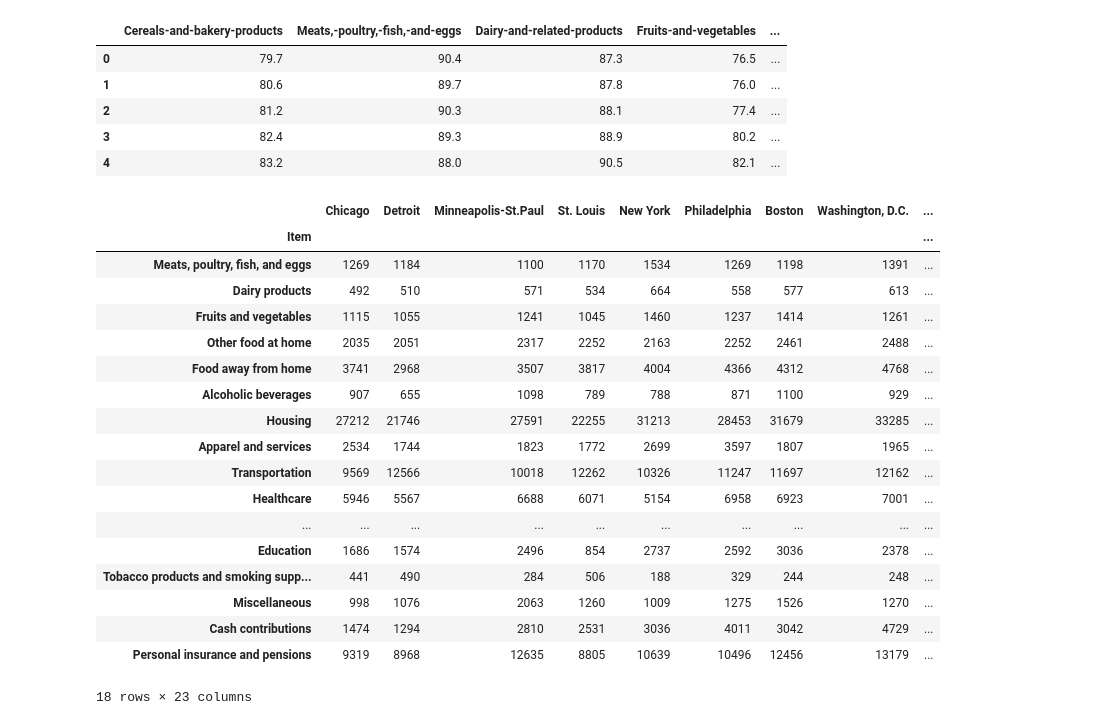
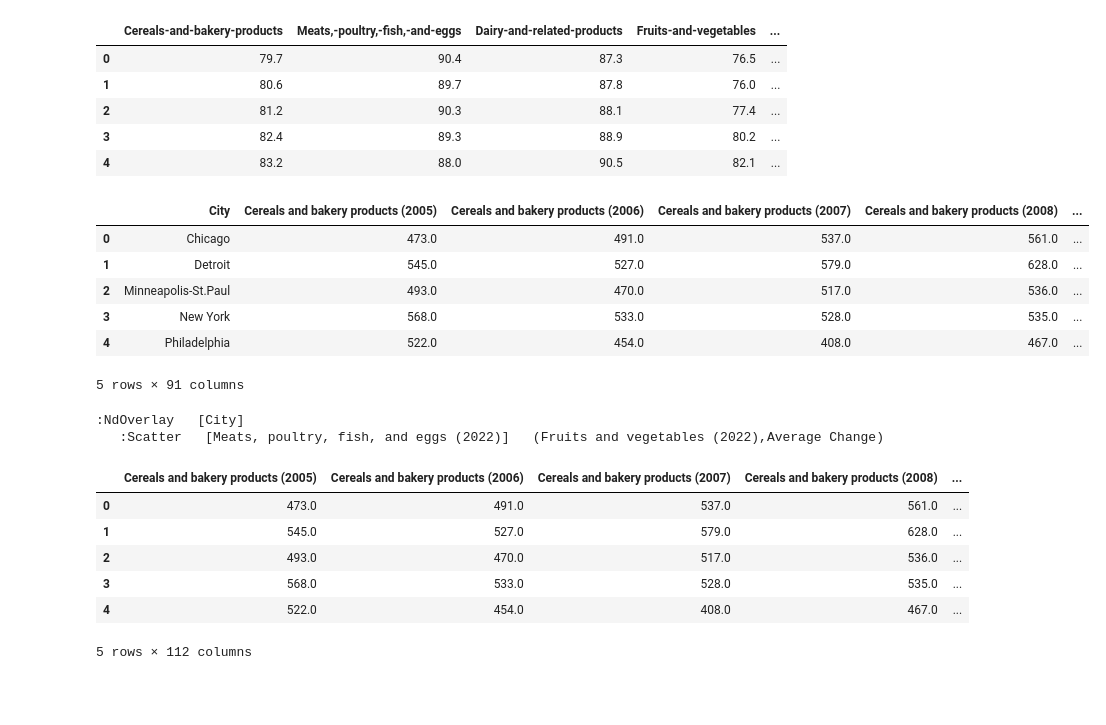
Before and after one commit to MrGoots/MachineLearning_Project, a Jupyter notebook: clusterMain.ipynb, the cells around one changed output. Cells and saved outputs as stored; diff of their text form; code cells hidden in the pictures; blank space fills up the shorter version.

```diff
--- a/clusterMain.ipynb
+++ b/clusterMain.ipynb
@@ -10,9 +10,9 @@ from sklearn.preprocessing import StandardScaler
 # %%
-cpi_df = pd.read_csv(
+cpiDf = pd.read_csv(
     Path("resources/foodPrice.csv")
 )
 
-cpi_df.head()
+cpiDf.head()
 # %% [output]
 |  | Cereals-and-bakery-products | Meats,-poultry,-fish,-and-eggs | Dairy-and-related-products | Fruits-and-vegetables | ... |
 | 0 | 79.7 | 90.4 | 87.3 | 76.5 | ... |
@@ -20,28 +20,29 @@ cpi_df.head()
 | 2 | 81.2 | 90.3 | 88.1 | 77.4 | ... |
 | 3 | 82.4 | 89.3 | 88.9 | 80.2 | ... |
 | 4 | 83.2 | 88.0 | 90.5 | 82.1 | ... |
-# %%
-for year in np.arange(2005,2022+1):
-    spendDf = pd.read_csv(Path(f"resources/spending_{year}.csv"),index_col = 'Item')
-# %%
-spendDf
-# %% [output]
-|  | Chicago | Detroit | Minneapolis-St.Paul | St. Louis | New York | Philadelphia | Boston | Washington, D.C. | ... |
-| Item |  |  |  |  |  |  |  |  | ... |
-| Meats, poultry, fish, and eggs | 1269 | 1184 | 1100 | 1170 | 1534 | 1269 | 1198 | 1391 | ... |
-| Dairy products | 492 | 510 | 571 | 534 | 664 | 558 | 577 | 613 | ... |
-| Fruits and vegetables | 1115 | 1055 | 1241 | 1045 | 1460 | 1237 | 1414 | 1261 | ... |
-| Other food at home | 2035 | 2051 | 2317 | 2252 | 2163 | 2252 | 2461 | 2488 | ... |
-| Food away from home | 3741 | 2968 | 3507 | 3817 | 4004 | 4366 | 4312 | 4768 | ... |
-| Alcoholic beverages | 907 | 655 | 1098 | 789 | 788 | 871 | 1100 | 929 | ... |
-| Housing | 27212 | 21746 | 27591 | 22255 | 31213 | 28453 | 31679 | 33285 | ... |
-| Apparel and services | 2534 | 1744 | 1823 | 1772 | 2699 | 3597 | 1807 | 1965 | ... |
-| Transportation | 9569 | 12566 | 10018 | 12262 | 10326 | 11247 | 11697 | 12162 | ... |
-| Healthcare | 5946 | 5567 | 6688 | 6071 | 5154 | 6958 | 6923 | 7001 | ... |
-| ... | ... | ... | ... | ... | ... | ... | ... | ... | ... |
-| Education | 1686 | 1574 | 2496 | 854 | 2737 | 2592 | 3036 | 2378 | ... |
-| Tobacco products and smoking supp... | 441 | 490 | 284 | 506 | 188 | 329 | 244 | 248 | ... |
-| Miscellaneous | 998 | 1076 | 2063 | 1260 | 1009 | 1275 | 1526 | 1270 | ... |
-| Cash contributions | 1474 | 1294 | 2810 | 2531 | 3036 | 4011 | 3042 | 4729 | ... |
-| Personal insurance and pensions | 9319 | 8968 | 12635 | 8805 | 10639 | 10496 | 12456 | 13179 | ... |
-18 rows × 23 columns
+# %%
+cpiDf.rename({'Dairy-and-related-products': 'Dairy-products'},axis='columns',inplace = True)
+cats = cpiDf.columns.to_list()
+cats = [i.replace('-',' ') for i in cats if i != 'Date']
+# %%
+spendDf = pd.read_csv(Path(f"resources/spending_2005-2022.csv"),index_col = 'Item')
+spendDf = spendDf.loc[cats]
+yearAndCat = []
+for cat,year in zip(spendDf.index,spendDf['Year']):
+    ind = f'{cat} ({int(year)})'
+    yearAndCat.append(ind)
+spendDf.index = yearAndCat
+spendDf.drop(columns='Year',inplace=True)
+spendDf = spendDf.T
+spendDf = spendDf.reset_index().rename({'index':'City'},axis='columns')
+
+spendDf = spendDf.dropna(axis='index').reset_index(drop=True)
+spendDf.head()
+# %% [output]
+|  | City | Cereals and bakery products (2005) | Cereals and bakery products (2006) | Cereals and bakery products (2007) | Cereals and bakery products (2008) | ... |
+| 0 | Chicago | 473.0 | 491.0 | 537.0 | 561.0 | ... |
+| 1 | Detroit | 545.0 | 527.0 | 579.0 | 628.0 | ... |
+| 2 | Minneapolis-St.Paul | 493.0 | 470.0 | 517.0 | 536.0 | ... |
+| 3 | New York | 568.0 | 533.0 | 528.0 | 535.0 | ... |
+| 4 | Philadelphia | 522.0 | 454.0 | 408.0 | 467.0 | ... |
+5 rows × 91 columns
@@ -47,0 +58,24 @@ spendDf
+# %%
+spendDf.hvplot.scatter(
+    x="Meats, poultry, fish, and eggs (2022)",
+    y="Fruits and vegetables (2022)",
+    s='Average Change',
+    scale=50,
+    by="City")
+# %% [output]
+:NdOverlay   [City]
+   :Scatter   [Meats, poultry, fish, and eggs (2022)]   (Fruits and vegetables (2022),Average Change)
+# %%
+spendDfDummy = pd.get_dummies(spendDf)
+# StandardScaler().fit_transform(spendDfDummy)
+spendDfDummy.head()
+# spendDfDummy = spendDf.drop(columns='City')
+# spendDfDummy
+# %% [output]
+|  | Cereals and bakery products (2005) | Cereals and bakery products (2006) | Cereals and bakery products (2007) | Cereals and bakery products (2008) | ... |
+| 0 | 473.0 | 491.0 | 537.0 | 561.0 | ... |
+| 1 | 545.0 | 527.0 | 579.0 | 628.0 | ... |
+| 2 | 493.0 | 470.0 | 517.0 | 536.0 | ... |
+| 3 | 568.0 | 533.0 | 528.0 | 535.0 | ... |
+| 4 | 522.0 | 454.0 | 408.0 | 467.0 | ... |
+5 rows × 112 columns
```
Also changed, not shown: parts of 11 cells of this notebook, 2 other files.
